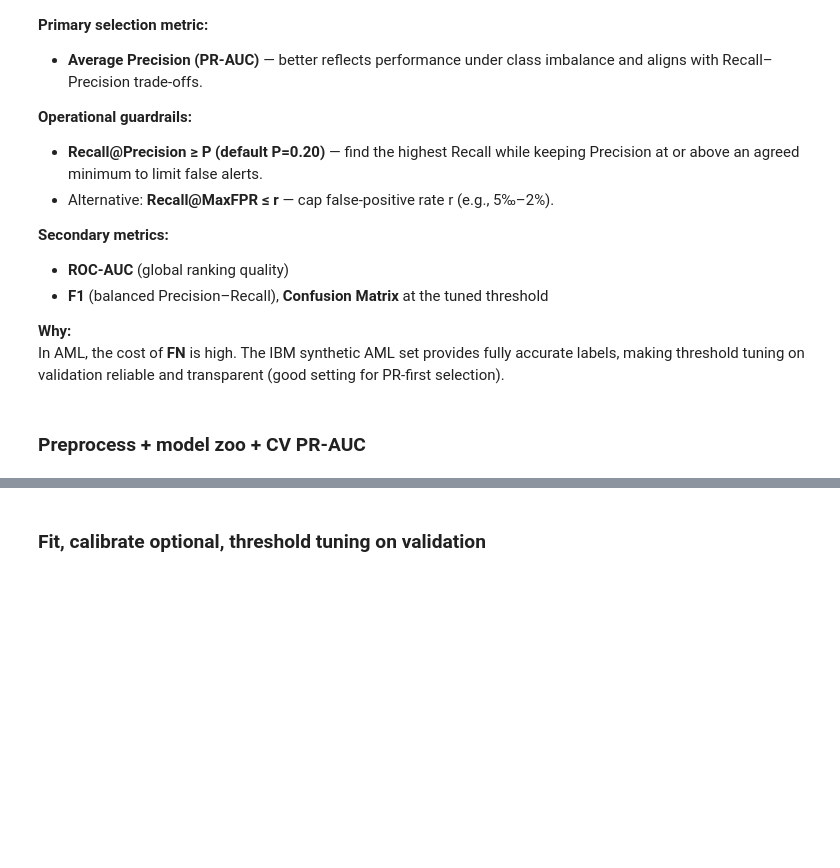
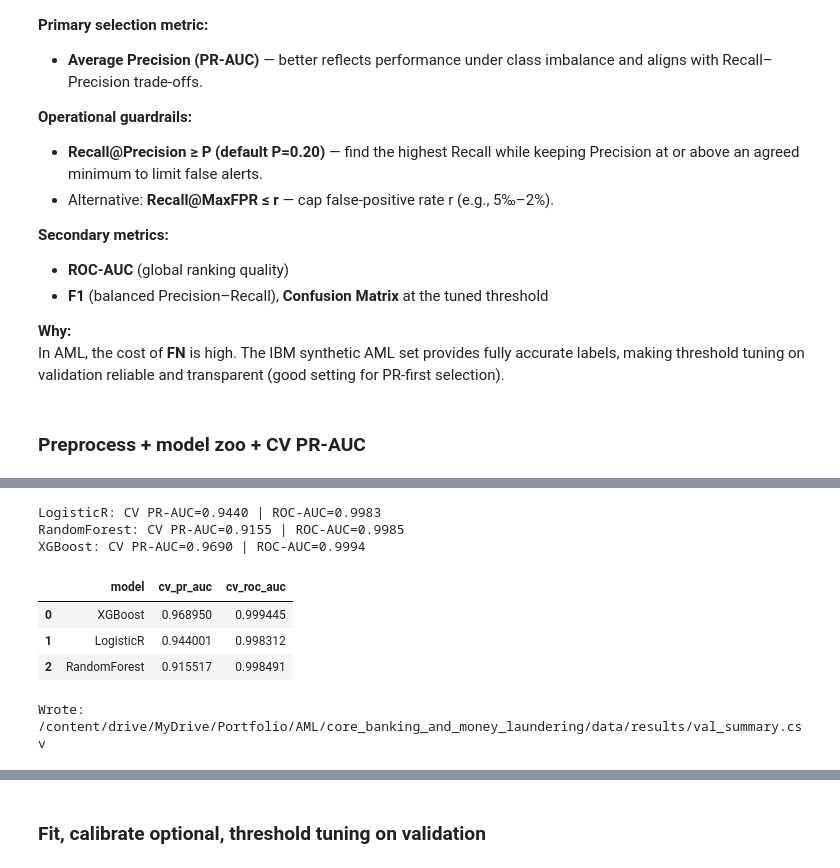
Before and after one commit to thomas-sutter/ai-aml-mvp2value, a Jupyter notebook: 2_modelling_baselines_and_validation.ipynb, the cells around one changed output, grey strips where cells are left out. Drawn from its saved outputs; the diff is of its cells as text; code cells hidden in the pictures; blank space fills up the shorter version.

```diff
--- a/2_modelling_baselines_and_validation.ipynb
+++ b/2_modelling_baselines_and_validation.ipynb
@@ -1215,54 +1432,83 @@ In AML, the cost of **FN** is high. The IBM synthetic AML set provides fully acc
 # %%
-# ==== CELL 5: Preprocessing + model definitions + CV PR-AUC ====
+# ==== CELL 5 (fixed): Preprocessing + model definitions + CV PR-AUC ====
+from sklearn.impute import SimpleImputer
 
-# OneHotEncoder compatibility across sklearn versions
+# 0) Ensure INF -> NaN so imputers can handle them
+for _X in (X_train, X_val, X_test):
+    _X.replace([np.inf, -np.inf], np.nan, inplace=True)
+
+# 1) Build OneHotEncoder (version-safe)
 try:
     ohe = OneHotEncoder(handle_unknown="ignore", sparse_output=True)
 except TypeError:
     ohe = OneHotEncoder(handle_unknown="ignore", sparse=True)
 
+# 2) Preprocessing pipelines
+num_pipe = Pipeline(steps=[
+    ("imputer", SimpleImputer(strategy="median")),
+    ("scaler", StandardScaler())
+])
+
+cat_pipe = Pipeline(steps=[
+    ("imputer", SimpleImputer(strategy="most_frequent")),
+    ("ohe", ohe)
+])
+
 pre = ColumnTransformer(
     transformers=[
-        ("num", StandardScaler(with_mean=False), num_cols),
-        ("cat", ohe, cat_cols)
+        ("num", num_pipe, num_cols),
+        ("cat", cat_pipe, cat_cols)
     ],
     remainder="drop"
+    # optional: sparse_threshold=0.0 to force dense output
 )
 
-# Baselines
+# 3) Baseline models (balanced)
 models = {
     "LogisticR": LogisticRegression(
-        max_iter=1000, solver="saga", class_weight="balanced", n_jobs=None, penalty="l2", C=1.0, random_state=RANDOM_STATE
+        max_iter=1000, solver="lbfgs", class_weight="balanced", random_state=RANDOM_STATE
     ),
     "RandomForest": RandomForestClassifier(
-        n_estimators=400, max_depth=None, min_samples_leaf=2, class_weight="balanced", n_jobs=-1, random_state=RANDOM_STATE
+        n_estimators=400, max_depth=None, min_samples_leaf=2,
+        class_weight="balanced", n_jobs=-1, random_state=RANDOM_STATE
     ),
 }
 
 if XGB_AVAILABLE:
-    # Robust starting point; we’ll set scale_pos_weight on the fly in a pipeline step
     models["XGBoost"] = xgb.XGBClassifier(
         n_estimators=600, max_depth=6, learning_rate=0.05,
         subsample=0.9, colsample_bytree=0.9, reg_lambda=1.0,
-        tree_method="hist", eval_metric="logloss", random_state=RANDOM_STATE, n_jobs=-1
+        tree_method="hist", eval_metric="logloss",
+        random_state=RANDOM_STATE, n_jobs=-1
     )
 
+# 4) CV evaluation (OOF PR-AUC + ROC-AUC)
 def evaluate_cv_ap(model_name, estimator):
     pipe = Pipeline([("pre", pre), ("clf", estimator)])
-    # Out-of-fold probabilities for PR-AUC
     skf = StratifiedKFold(n_splits=5, shuffle=True, random_state=RANDOM_STATE)
-    oof_proba = cross_val_predict(pipe, X_train, y_train, cv=skf, method="predict_proba", n_jobs=-1)[:, 1]
-    ap = average_precision_score(y_train, oof_proba)
+    oof_proba = cross_val_predict(
+        pipe, X_train, y_train, cv=skf, method="predict_proba", n_jobs=-1
+    )[:, 1]
+    ap  = average_precision_score(y_train, oof_proba)
     roc = roc_auc_score(y_train, oof_proba)
     return ap, roc
 
 val_rows = []
 for name, est in models.items():
     ap, roc = evaluate_cv_ap(name, est)
     val_rows.append({"model": name, "cv_pr_auc": ap, "cv_roc_auc": roc})
     print(f"{name}: CV PR-AUC={ap:.4f} | ROC-AUC={roc:.4f}")
 
 val_summary = pd.DataFrame(val_rows).sort_values("cv_pr_auc", ascending=False).reset_index(drop=True)
 display(val_summary)
 val_summary.to_csv(OUT_DIR / "val_summary.csv", index=False)
 print("Wrote:", OUT_DIR / "val_summary.csv")
+# %% [output]
+LogisticR: CV PR-AUC=0.9440 | ROC-AUC=0.9983
+RandomForest: CV PR-AUC=0.9155 | ROC-AUC=0.9985
+XGBoost: CV PR-AUC=0.9690 | ROC-AUC=0.9994
+|  | model | cv_pr_auc | cv_roc_auc |
+| 0 | XGBoost | 0.968950 | 0.999445 |
+| 1 | LogisticR | 0.944001 | 0.998312 |
+| 2 | RandomForest | 0.915517 | 0.998491 |
+Wrote: /content/drive/MyDrive/Portfolio/AML/core_banking_and_money_laundering/data/results/val_summary.csv
```
Also changed, not shown: parts of 19 cells of this notebook.
